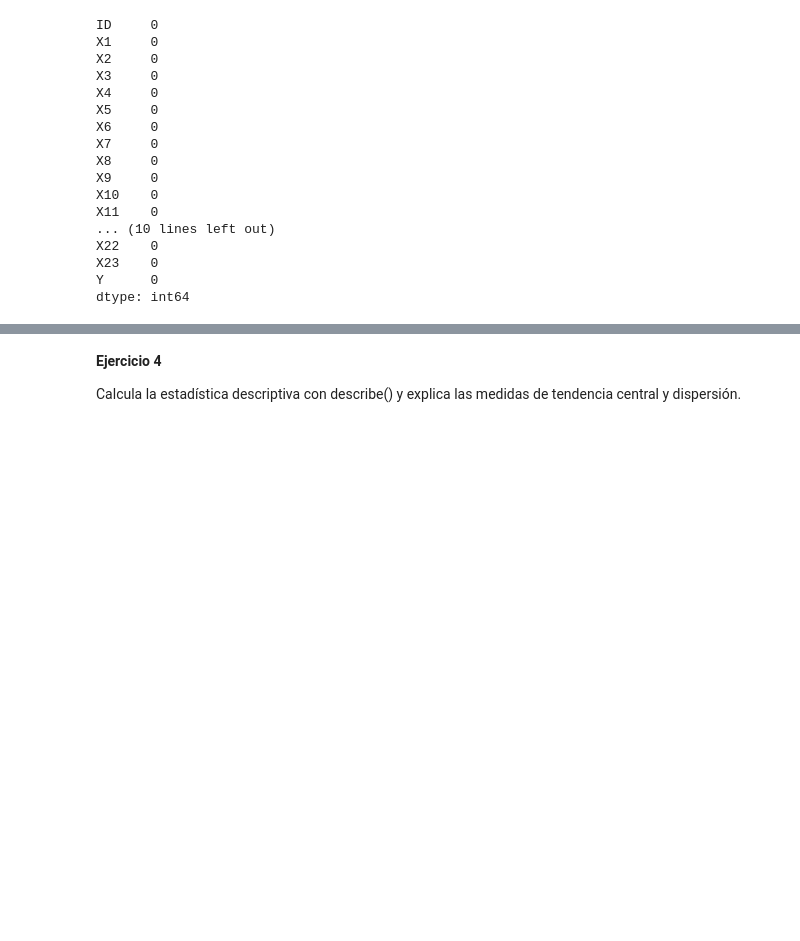
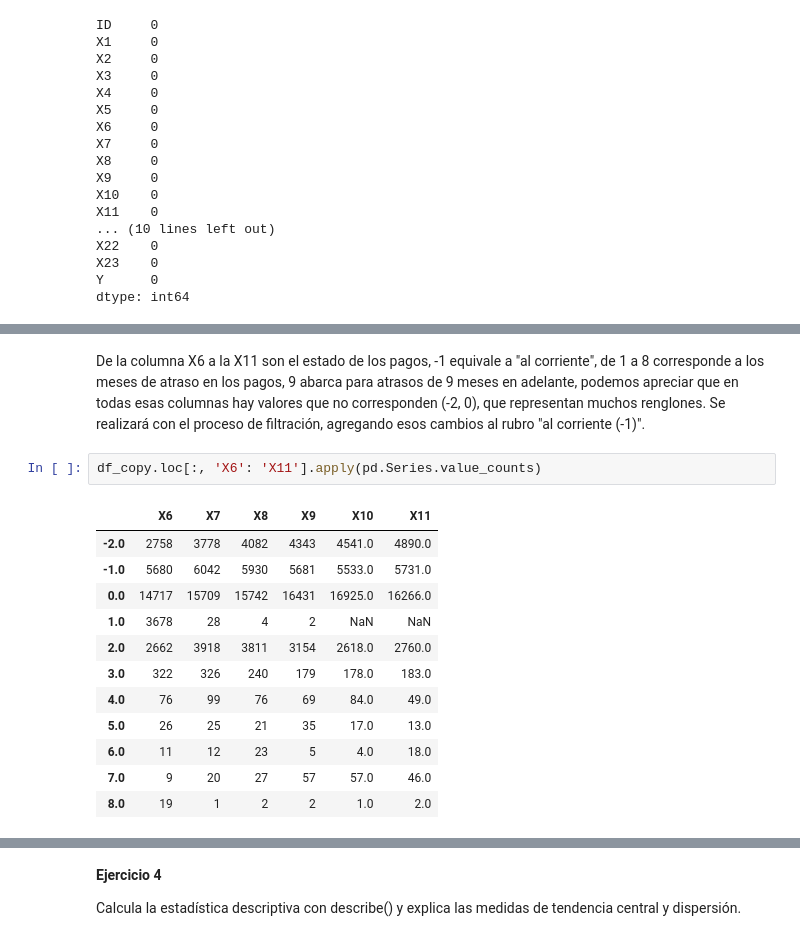
Before and after one commit to PosgradoMNA/actividades-de-aprendizaje-SinaiAvalos, a Jupyter notebook: Actividad Semanal--6.ipynb, the cells around one changed output, grey strips where cells are left out. Saved outputs shown, nothing was run; the diff lists cells and outputs as text; blank space fills up the shorter version.

```diff
--- a/Actividad Semanal--6.ipynb
+++ b/Actividad Semanal--6.ipynb
@@ -303,0 +320,17 @@ dtype: int64
+# %% [markdown]
+De la columna X6 a la X11 son el estado de los pagos, -1 equivale a "al corriente", de 1 a 8 corresponde a los meses de atraso en los pagos, 9 abarca para atrasos de 9 meses en adelante, podemos apreciar que en todas esas columnas hay valores que no corresponden (-2, 0), que representan muchos renglones. Se realizará con el proceso de filtración, agregando esos cambios al rubro "al corriente (-1)".
+# %%
+df_copy.loc[:, 'X6': 'X11'].apply(pd.Series.value_counts)
+# %% [output]
+|  | X6 | X7 | X8 | X9 | X10 | X11 |
+| -2.0 | 2758 | 3778 | 4082 | 4343 | 4541.0 | 4890.0 |
+| -1.0 | 5680 | 6042 | 5930 | 5681 | 5533.0 | 5731.0 |
+| 0.0 | 14717 | 15709 | 15742 | 16431 | 16925.0 | 16266.0 |
+| 1.0 | 3678 | 28 | 4 | 2 | NaN | NaN |
+| 2.0 | 2662 | 3918 | 3811 | 3154 | 2618.0 | 2760.0 |
+| 3.0 | 322 | 326 | 240 | 179 | 178.0 | 183.0 |
+| 4.0 | 76 | 99 | 76 | 69 | 84.0 | 49.0 |
+| 5.0 | 26 | 25 | 21 | 35 | 17.0 | 13.0 |
+| 6.0 | 11 | 12 | 23 | 5 | 4.0 | 18.0 |
+| 7.0 | 9 | 20 | 27 | 57 | 57.0 | 46.0 |
+| 8.0 | 19 | 1 | 2 | 2 | 1.0 | 2.0 |
```
Also changed, not shown: parts of 23 cells of this notebook.
